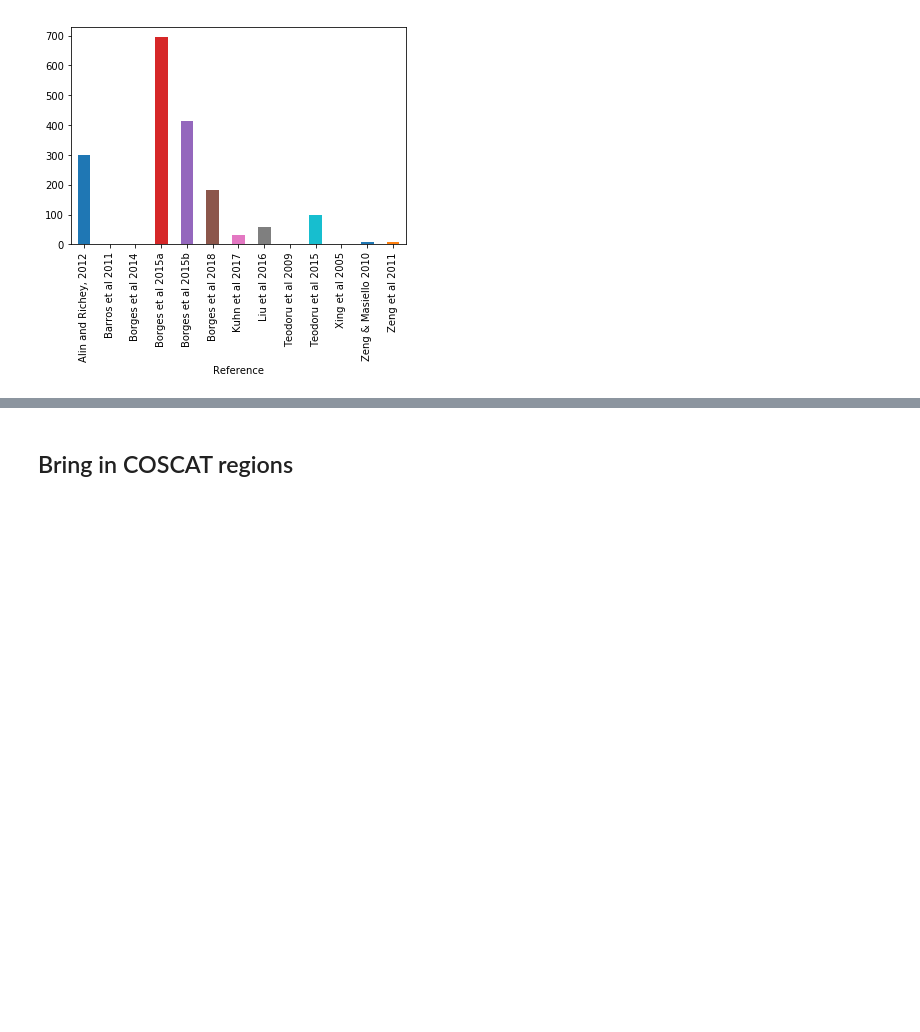
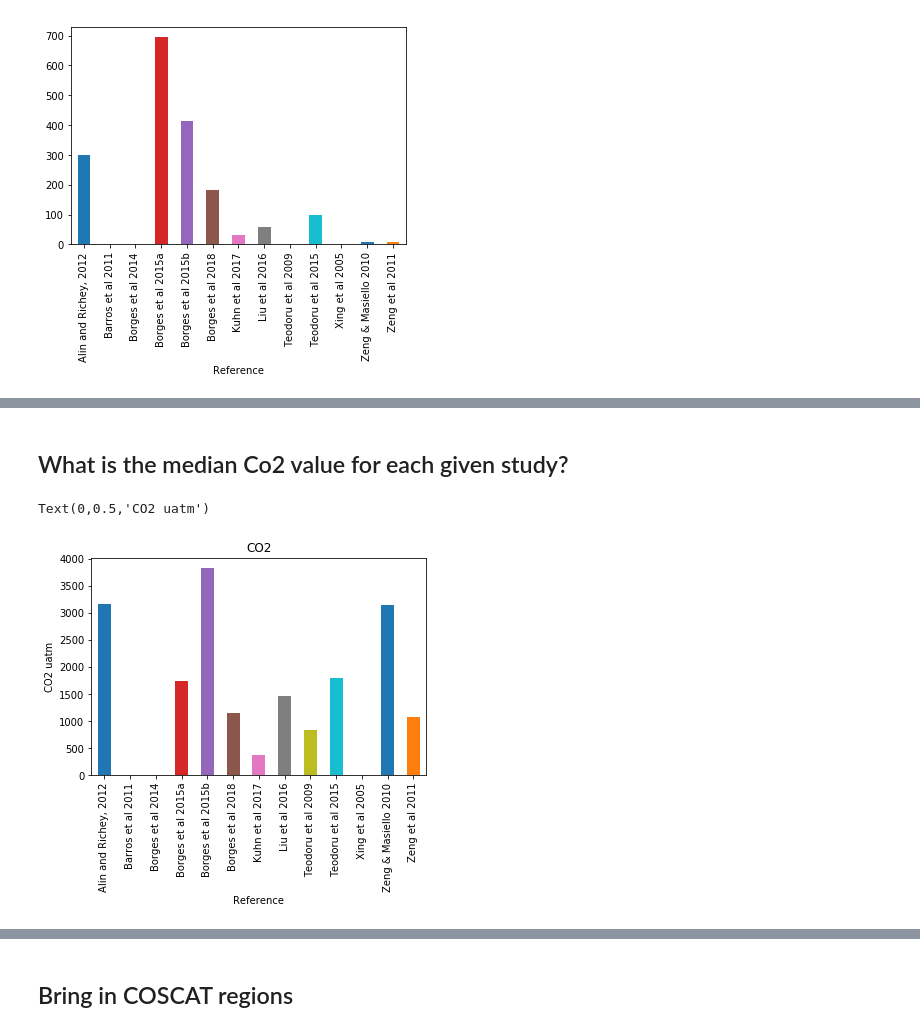
Before and after one commit to geohackweek/ghw2018_web_portal_inlandwater_co2, a Jupyter notebook: notebooks/Exploratory Data Analysis.ipynb, the cells around one changed output, grey strips where cells are left out. Saved outputs shown, nothing was run; the diff lists cells and outputs as text; code cells hidden in the pictures; blank space fills up the shorter version.

```diff
--- a/notebooks/Exploratory Data Analysis.ipynb
+++ b/notebooks/Exploratory Data Analysis.ipynb
@@ -46,0 +45,9 @@ df.groupby(['Reference'])['CO2'].median().plot(kind = 'bar')
+# %% [markdown]
+## What is the median Co2 value for each given study?
+# %%
+df.groupby(['Reference'])['CO2'].median().plot(kind = 'bar')
+plt.title('CO2')
+plt.ylabel('CO2 uatm')
+# %% [output]
+Text(0,0.5,'CO2 uatm')
+[figure, added]
```
Also changed, not shown: parts of 34 cells of this notebook, 2 other files.
